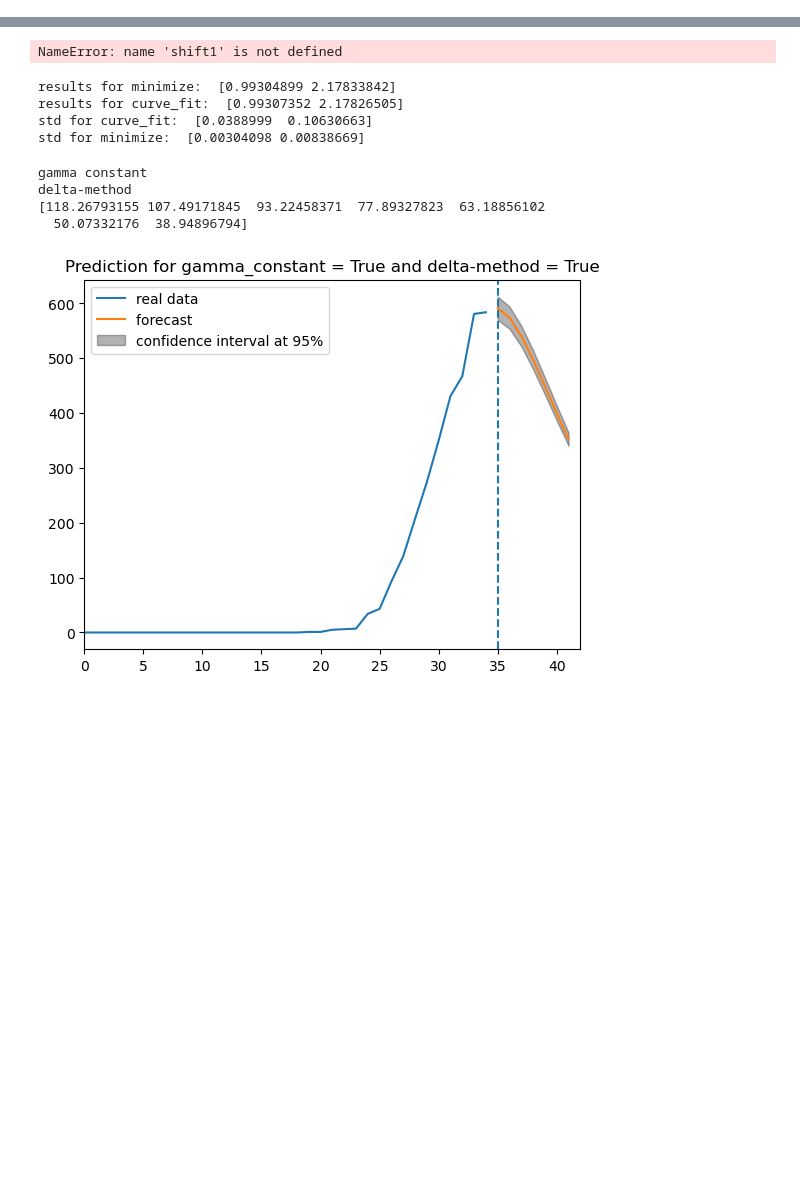
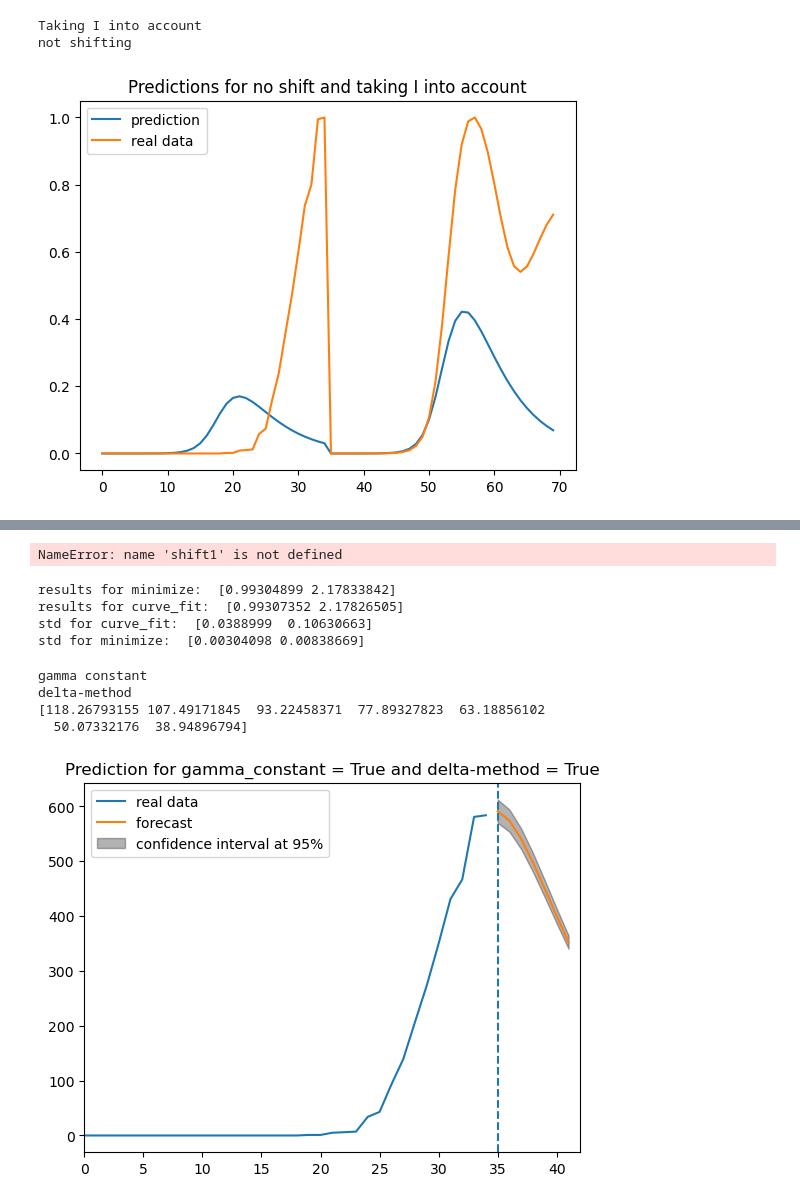
Before and after one commit to gregoirebechade/covid_internship, a Jupyter notebook: 04_exploring.ipynb, the cells around one changed output, grey strips where cells are left out. Saved outputs shown, nothing was run; the diff lists cells and outputs as text; code cells hidden in the pictures; blank space fills up the shorter version.

```diff
--- a/04_exploring.ipynb
+++ b/04_exploring.ipynb
@@ -66,2 +84,22 @@ data =np.array([ new_deaths, n_infected, mob_17_days_ahead ])
+# %%
+mysir_noshift = Multi_SIRD_model()
+mysir_noshift.choose_model(True, False)
+mysir_noshift.train(dates_of_pandemic_train,data_train)
+# %% [output]
+Taking I into account
+not shifting
+# %%
+a_noshift, b_noshift, d_noshift=mysir_noshift.a, mysir_noshift.b, mysir_noshift.d
+res=(sir_for_optim_normalized(dates_of_pandemic_train, a_noshift, b_noshift, d_noshift, data_train[2], data_train[0], data_train[1],0, 0, True ))
+deads=res[:len(res)//2]
+infected=res[len(res)//2:]
+# plt.plot(np.concatenate((shift(deads, shift1), shift(infected, shift2))), label = 'prediction')
+plt.plot(res, label='prediction')
+plt.plot(np.concatenate((data_train[0]/max(data_train[0]), data_train[1]/max(data_train[1]))), label= 'real data')
+plt.legend()
+plt.title('Predictions for no shift and taking I into account')
+plt.show()
+# %% [output]
+[figure, added]
 # %%
 mysir = Multi_SIRD_model()
```
Also changed, not shown: parts of 5 cells of this notebook, 1 other file.
